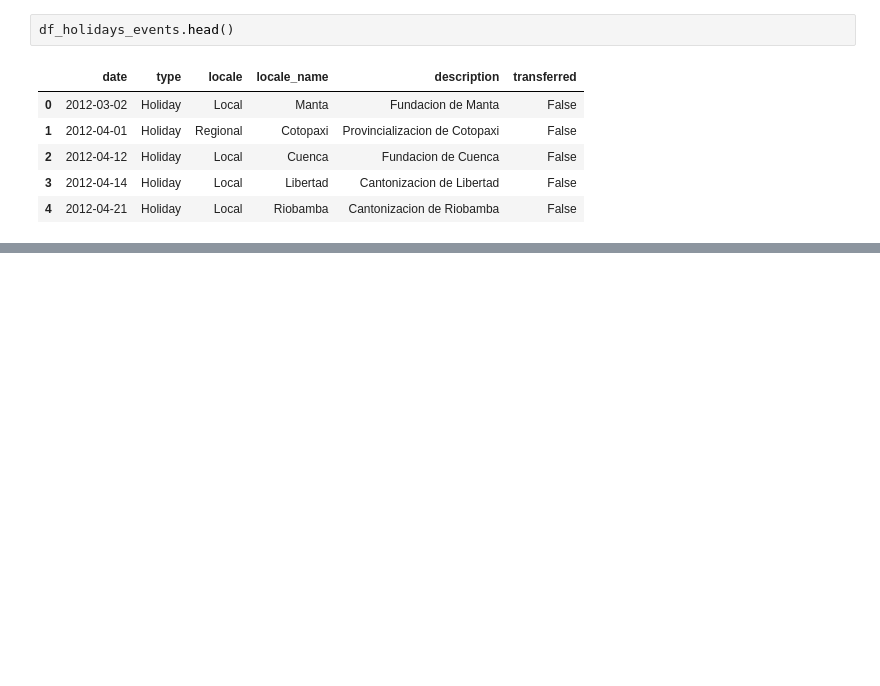
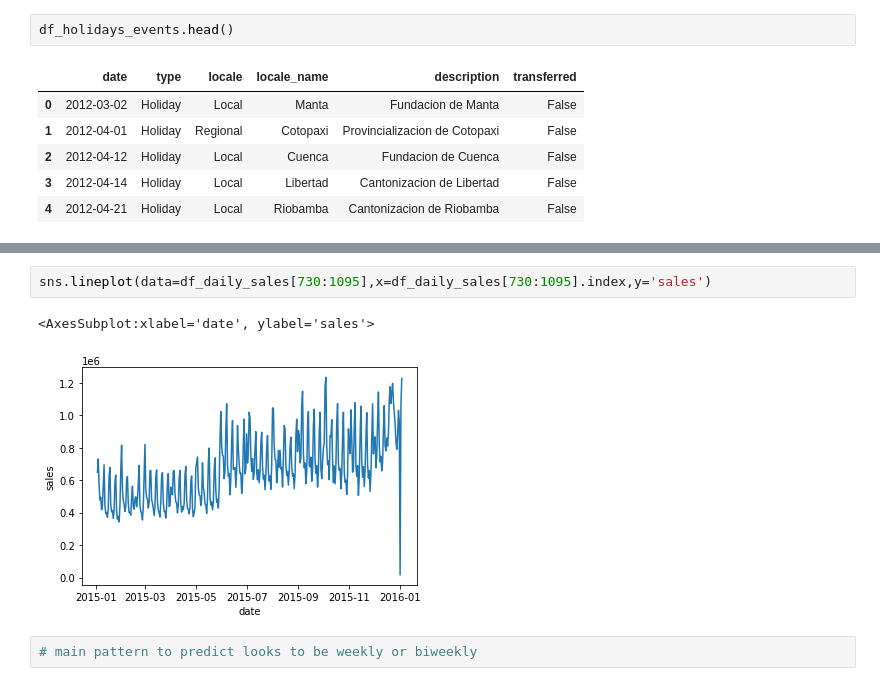
Before and after one commit to eihle/ts-store-sales, a Jupyter notebook: forecasting_store_sales.ipynb, the cells around one changed output, grey strips where cells are left out. Saved outputs shown, nothing was run; the diff lists cells and outputs as text; blank space fills up the shorter version.

```diff
--- a/forecasting_store_sales.ipynb
+++ b/forecasting_store_sales.ipynb
@@ -81,0 +109,7 @@ df_holidays_events.head()
+# %%
+sns.lineplot(data=df_daily_sales[730:1095],x=df_daily_sales[730:1095].index,y='sales')
+# %% [output]
+<AxesSubplot:xlabel='date', ylabel='sales'>
+[figure, added]
+# %%
+# main pattern to predict looks to be weekly or biweekly
```
Also changed, not shown: parts of 20 cells of this notebook.
